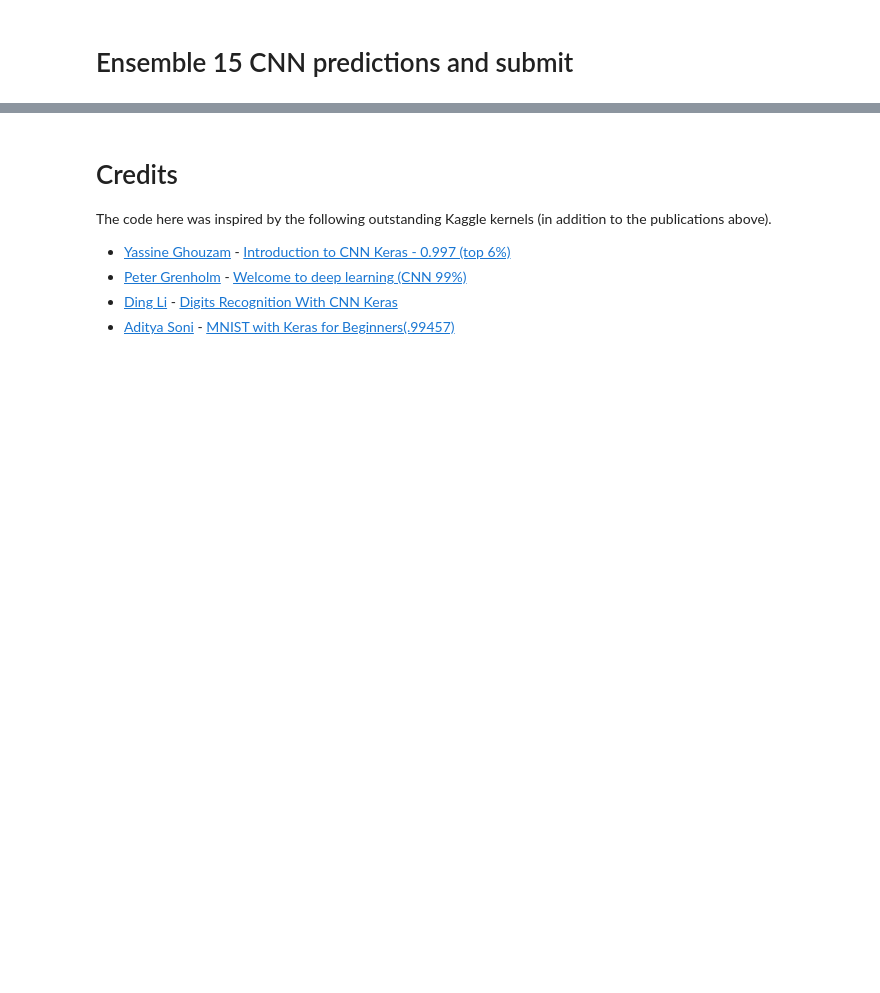
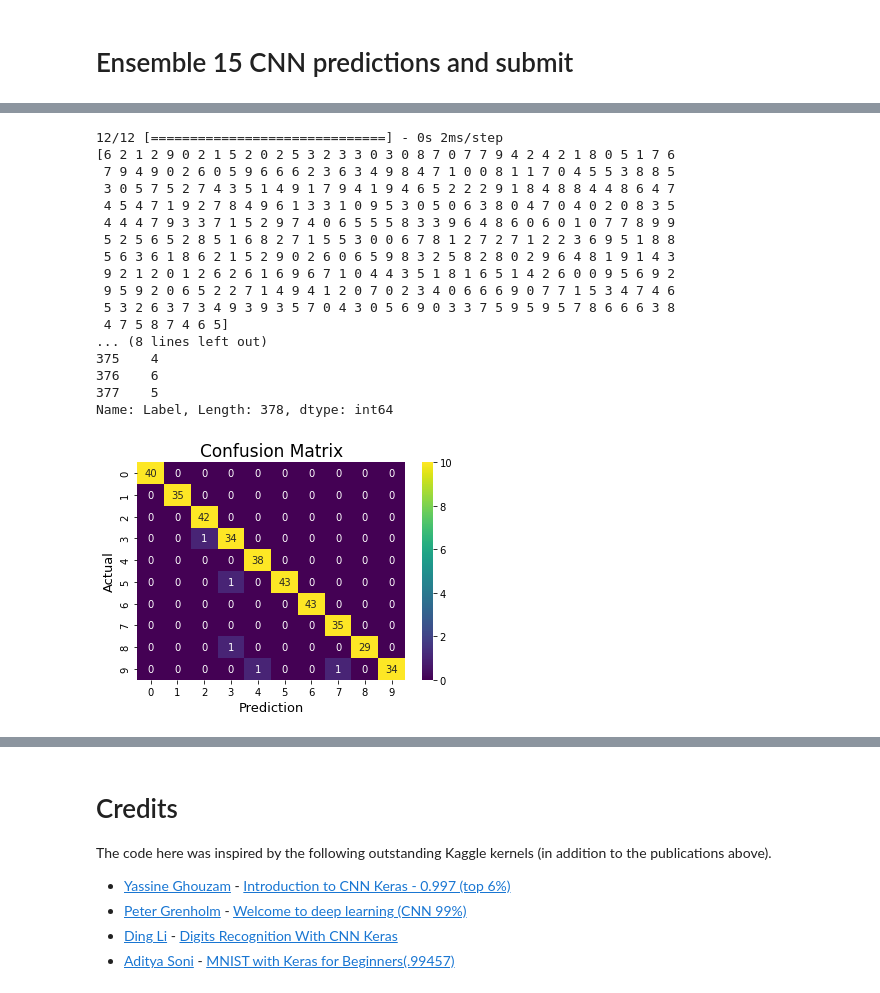
Before and after one commit to megansorour/ML_CNN, a Jupyter notebook: CNN_LeNet-5.ipynb, the cells around one changed output, grey strips where cells are left out. Cells and saved outputs as stored; diff of their text form; code cells hidden in the pictures; blank space fills up the shorter version.

```diff
--- a/CNN_LeNet-5.ipynb
+++ b/CNN_LeNet-5.ipynb
@@ -185,3 +247,47 @@ plt.show()
+# %%
+#Confusion Matrix
+#create array for actual and predicted labels
+# results = np.zeros( (X_test.shape[0],10) )
+# #for j in range(nets):
+results = model.predict(X_test2)
+results = np.argmax(results,axis = 1)
+results = pd.Series(results,name="Label")
+
+Y_test2_labels = np.argmax(Y_test2, axis=1)
+print(Y_test2_labels)
+print(results)
+#Y_test_labels = Y_test2["label"]
+
+#compute confusion matrix
+cm = confusion_matrix(Y_test2_labels,results)
+
+#plot confusion matrix with seaborn
+
+sns.heatmap(cm, annot=True, fmt='g', cmap='viridis',
+            xticklabels=np.arange(10), yticklabels=np.arange(10), vmin=0, vmax=10)
+plt.xlabel('Prediction',fontsize=13)
+plt.ylabel('Actual',fontsize=13)
+plt.title('Confusion Matrix',fontsize=17)
+plt.show()
+# %% [output]
+12/12 [==============================] - 0s 2ms/step
+[6 2 1 2 9 0 2 1 5 2 0 2 5 3 2 3 3 0 3 0 8 7 0 7 7 9 4 2 4 2 1 8 0 5 1 7 6
+ 7 9 4 9 0 2 6 0 5 9 6 6 6 2 3 6 3 4 9 8 4 7 1 0 0 8 1 1 7 0 4 5 5 3 8 8 5
+ 3 0 5 7 5 2 7 4 3 5 1 4 9 1 7 9 4 1 9 4 6 5 2 2 2 9 1 8 4 8 8 4 4 8 6 4 7
+ 4 5 4 7 1 9 2 7 8 4 9 6 1 3 3 1 0 9 5 3 0 5 0 6 3 8 0 4 7 0 4 0 2 0 8 3 5
+ 4 4 4 7 9 3 3 7 1 5 2 9 7 4 0 6 5 5 5 8 3 3 9 6 4 8 6 0 6 0 1 0 7 7 8 9 9
+ 5 2 5 6 5 2 8 5 1 6 8 2 7 1 5 5 3 0 0 6 7 8 1 2 7 2 7 1 2 2 3 6 9 5 1 8 8
+ 5 6 3 6 1 8 6 2 1 5 2 9 0 2 6 0 6 5 9 8 3 2 5 8 2 8 0 2 9 6 4 8 1 9 1 4 3
+ 9 2 1 2 0 1 2 6 2 6 1 6 9 6 7 1 0 4 4 3 5 1 8 1 6 5 1 4 2 6 0 0 9 5 6 9 2
+ 9 5 9 2 0 6 5 2 2 7 1 4 9 4 1 2 0 7 0 2 3 4 0 6 6 6 9 0 7 7 1 5 3 4 7 4 6
+ 5 3 2 6 3 7 3 4 9 3 9 3 5 7 0 4 3 0 5 6 9 0 3 3 7 5 9 5 9 5 7 8 6 6 6 3 8
+ 4 7 5 8 7 4 6 5]
+... (8 lines left out)
+375    4
+376    6
+377    5
+Name: Label, Length: 378, dtype: int64
+[figure, added]
 # %% [markdown]
 # Kaggle Result
 ![result](https://raw.githubusercontent.com/cdeotte/Kaggle_Images/main/2020/MNIST-result-DA4a.png)
```
Also changed, not shown: parts of 9 cells of this notebook, 2 other files.
